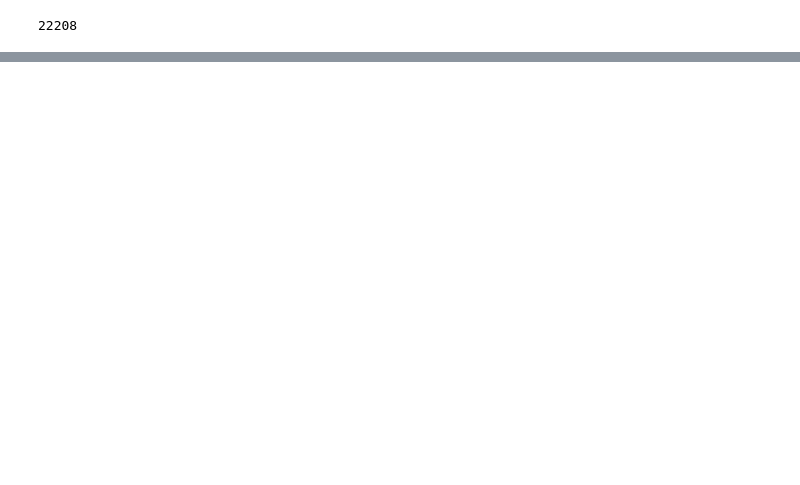
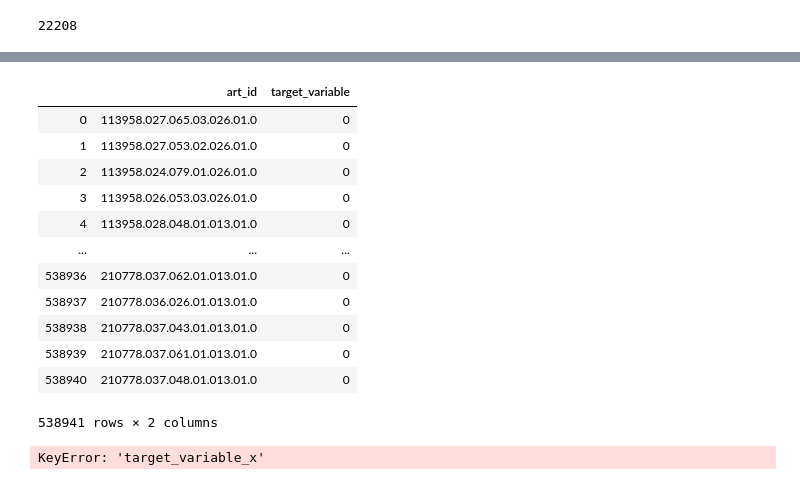
Before and after one commit to tommychum/datathon, a Jupyter notebook: TargetVar.ipynb, the cells around one changed output, grey strips where cells are left out. Cells and saved outputs as stored; diff of their text form; code cells hidden in the pictures; blank space fills up the shorter version.

```diff
--- a/TargetVar.ipynb
+++ b/TargetVar.ipynb
@@ -202,8 +192,25 @@ target_final
 # %%
-target_final.fillna(0)
+target_final = target_final.fillna(0)
+target_final
+# %% [output]
+|  | art_id | target_variable |
+| 0 | 113958.027.065.03.026.01.0 | 0 |
+| 1 | 113958.027.053.02.026.01.0 | 0 |
+| 2 | 113958.024.079.01.026.01.0 | 0 |
+| 3 | 113958.026.053.03.026.01.0 | 0 |
+| 4 | 113958.028.048.01.013.01.0 | 0 |
+| ... | ... | ... |
+| 538936 | 210778.037.062.01.013.01.0 | 0 |
+| 538937 | 210778.036.026.01.013.01.0 | 0 |
+| 538938 | 210778.037.043.01.013.01.0 | 0 |
+| 538939 | 210778.037.061.01.013.01.0 | 0 |
+| 538940 | 210778.037.048.01.013.01.0 | 0 |
+538941 rows × 2 columns
 # %%
 Total = target_final['target_variable_x'].sum()
 print (Total)
+# %% [output]
+KeyError: 'target_variable_x'
 # %%
 target_final["final_target"] = target_final["target_variable_x"] + target_final["target_variable_y"]
 # %%
```
Also changed, not shown: parts of 6 cells of this notebook, 12 other files.
